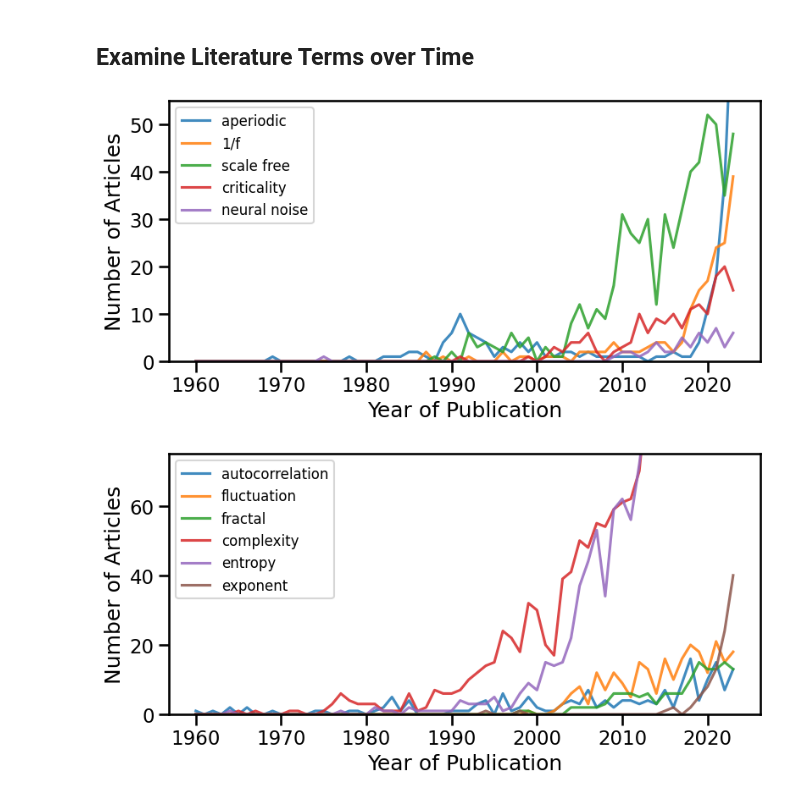
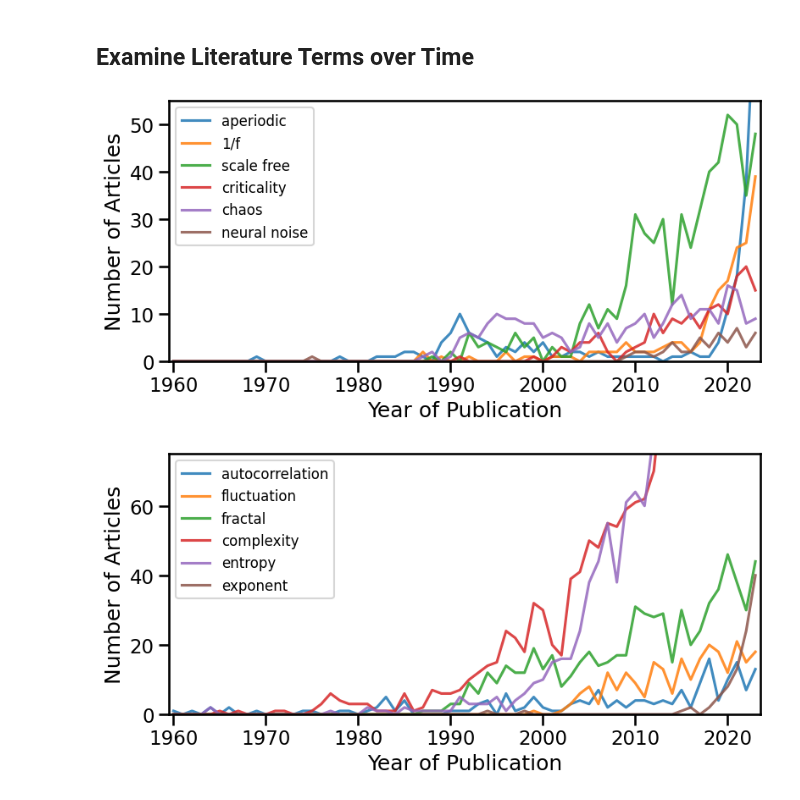
Before and after one commit to AperiodicMethods/AperiodicMethods, a Jupyter notebook: notebooks/02-LiteratureSearch.ipynb, the cells around one changed output. Drawn from its saved outputs; the diff is of its cells as text; code cells hidden in the pictures.

Commit message:
update lit search - CD & chaos

```diff
--- a/notebooks/02-LiteratureSearch.ipynb
+++ b/notebooks/02-LiteratureSearch.ipynb
@@ -61,18 +61,19 @@ concept_terms = [
     ['1/f', '1/f-like', 'one-over f'],
     ['scale free', 'fractal'],
     ['criticality', 'complex dynamics'],
+    ['chaos', 'dynamical system'],
     ['neural noise'],
 ]
-concept_labels = ['aperiodic', '1/f', 'scale free', 'criticality', 'neural noise']
+concept_labels = ['aperiodic', '1/f', 'scale free', 'criticality', 'chaos', 'neural noise']
 assert len(concept_terms) == len(concept_labels)
 # %%
 # Set list of aperiodic method categories & labels
 method_terms = [
     ['autocorrelation'],
     ['dfa', 'detrended fluctuation analysis', 'hurst exponent'],
-    ['fractal exponent', 'higuchi', 'katz', 'petrosian'],
+    ['fractal', 'correlation dimension', 'higuchi', 'katz', 'petrosian'],
     ['complexity'],
-    ['entropy'],
+    ['entropy', 'information theory'],
     ['spectral parameterization', 'fooof', 'irasa', 'cgsa', 'aperiodic exponent',
      'spectral slope', 'spectral exponent'],
 ]
@@ -406,13 +408,13 @@ else:
     years_method_results = load_time_results('time_methods', 'methods', directory=APDB.literature_path)
 # %%
 # Plot the results over time of the concept results
-plot_results_across_years(years_concept_results, ylim=[0, 55], figsize=(9, 4),
+plot_results_across_years(years_concept_results, xlim=[1959.5, 2023.5], ylim=[0, 55], figsize=(9, 4),
                           save_fig=SAVE_FIG, file_name='years_concepts' + EXT, directory=FIGPATH)
 # %% [output]
-[figure, old version]
+[figure, new version]
 # %%
 # Plot the results over time of the method results
-plot_results_across_years(years_method_results, ylim=[0, 75], figsize=(9, 4),
+plot_results_across_years(years_method_results, xlim=[1959.5, 2023.5], ylim=[0, 75], figsize=(9, 4),
                           save_fig=SAVE_FIG, file_name='years_methods' + EXT, directory=FIGPATH)
 # %% [output]
-[figure, old version]
+[figure, new version]
```
Also changed, not shown: parts of 16 cells of this notebook.
